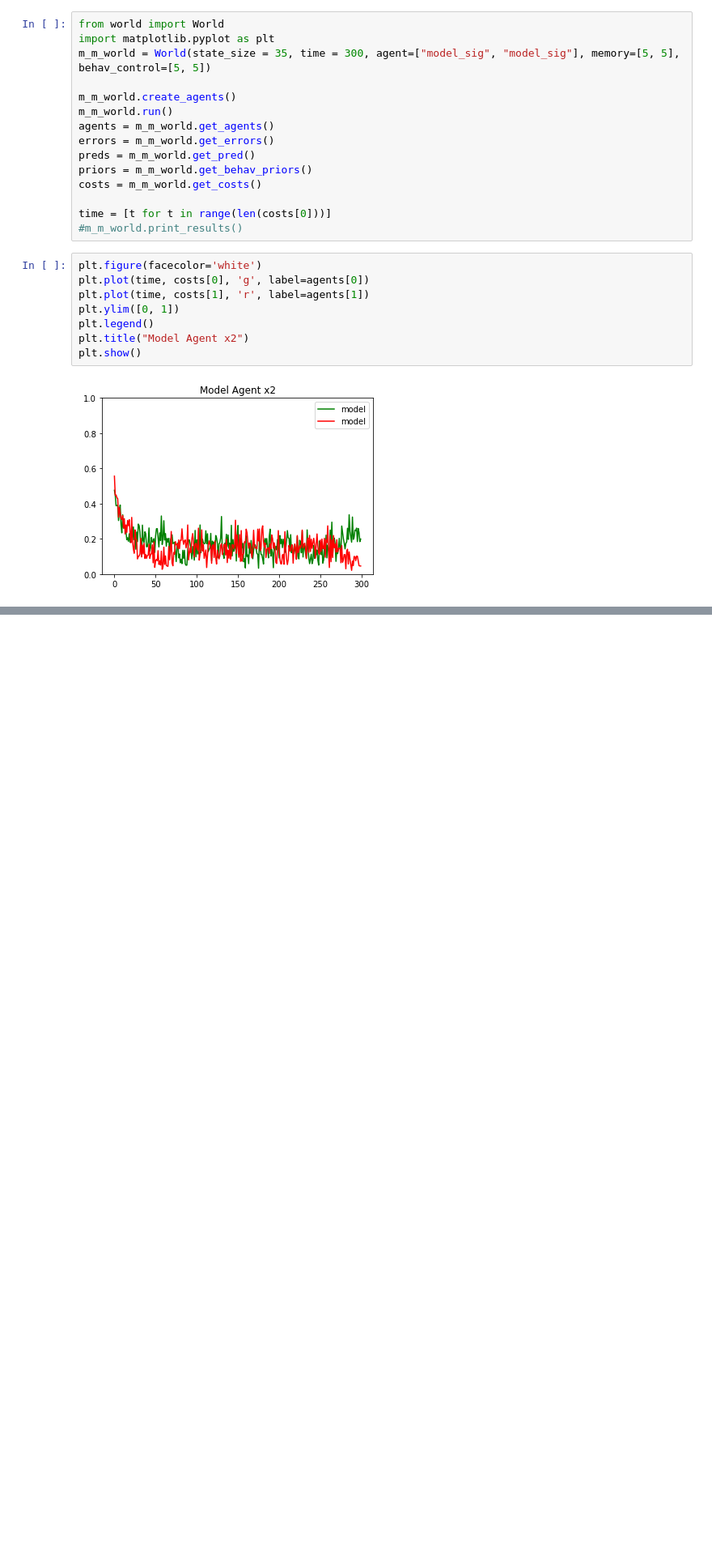
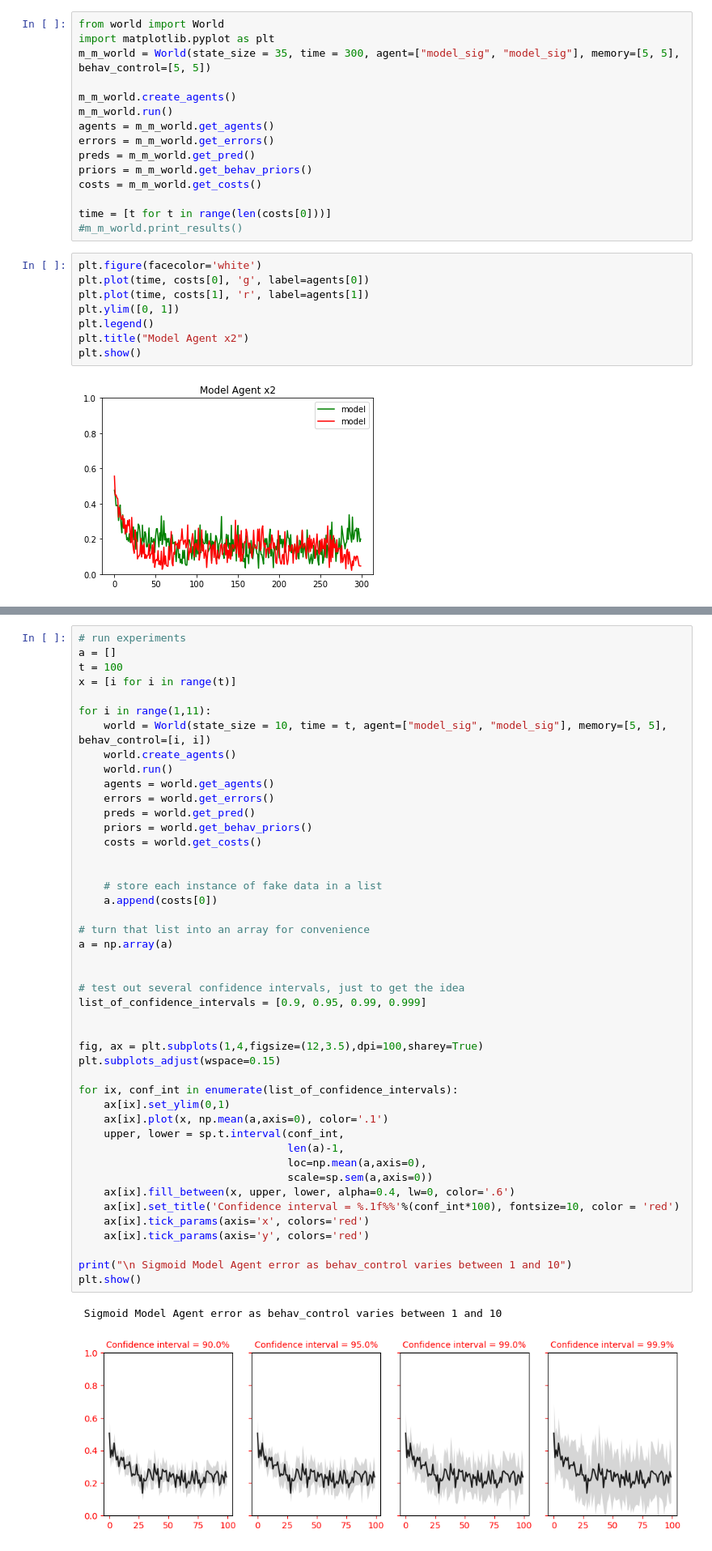
Before and after one commit to rpassas/Social_AI, a Jupyter notebook: experiments.ipynb, the cells around one changed output, grey strips where cells are left out. Shown at 81% size. Cells and saved outputs as stored; diff of their text form; blank space fills up the shorter version.

```diff
--- a/experiments.ipynb
+++ b/experiments.ipynb
@@ -226,3 +351,51 @@ plt.show()
+# %%
+# run experiments
+a = []
+t = 100
+x = [i for i in range(t)]
+
+for i in range(1,11):
+    world = World(state_size = 10, time = t, agent=["model_sig", "model_sig"], memory=[5, 5], behav_control=[i, i])
+    world.create_agents()
+    world.run()
+    agents = world.get_agents()
+    errors = world.get_errors()
+    preds = world.get_pred()
+    priors = world.get_behav_priors()
+    costs = world.get_costs()
+
+
+    # store each instance of fake data in a list
+    a.append(costs[0])
+
+# turn that list into an array for convenience
+a = np.array(a)
+
+
+# test out several confidence intervals, just to get the idea
+list_of_confidence_intervals = [0.9, 0.95, 0.99, 0.999]
+
+
+fig, ax = plt.subplots(1,4,figsize=(12,3.5),dpi=100,sharey=True)
+plt.subplots_adjust(wspace=0.15)
+
+for ix, conf_int in enumerate(list_of_confidence_intervals):
+    ax[ix].set_ylim(0,1)
+    ax[ix].plot(x, np.mean(a,axis=0), color='.1')
+    upper, lower = sp.t.interval(conf_int,
+                                 len(a)-1,
+                                 loc=np.mean(a,axis=0),
+                                 scale=sp.sem(a,axis=0))
+    ax[ix].fill_between(x, upper, lower, alpha=0.4, lw=0, color='.6')
+    ax[ix].set_title('Confidence interval = %.1f%%'%(conf_int*100), fontsize=10, color = 'red')
+    ax[ix].tick_params(axis='x', colors='red')
+    ax[ix].tick_params(axis='y', colors='red')
+
+print("\n Sigmoid Model Agent error as behav_control varies between 1 and 10")
+plt.show()
+# %% [output]
+ Sigmoid Model Agent error as behav_control varies between 1 and 10
+[figure, added]
 # %%
 # random snippets
 priors[:,0][:,0]
```
Also changed, not shown: parts of 10 cells of this notebook.
